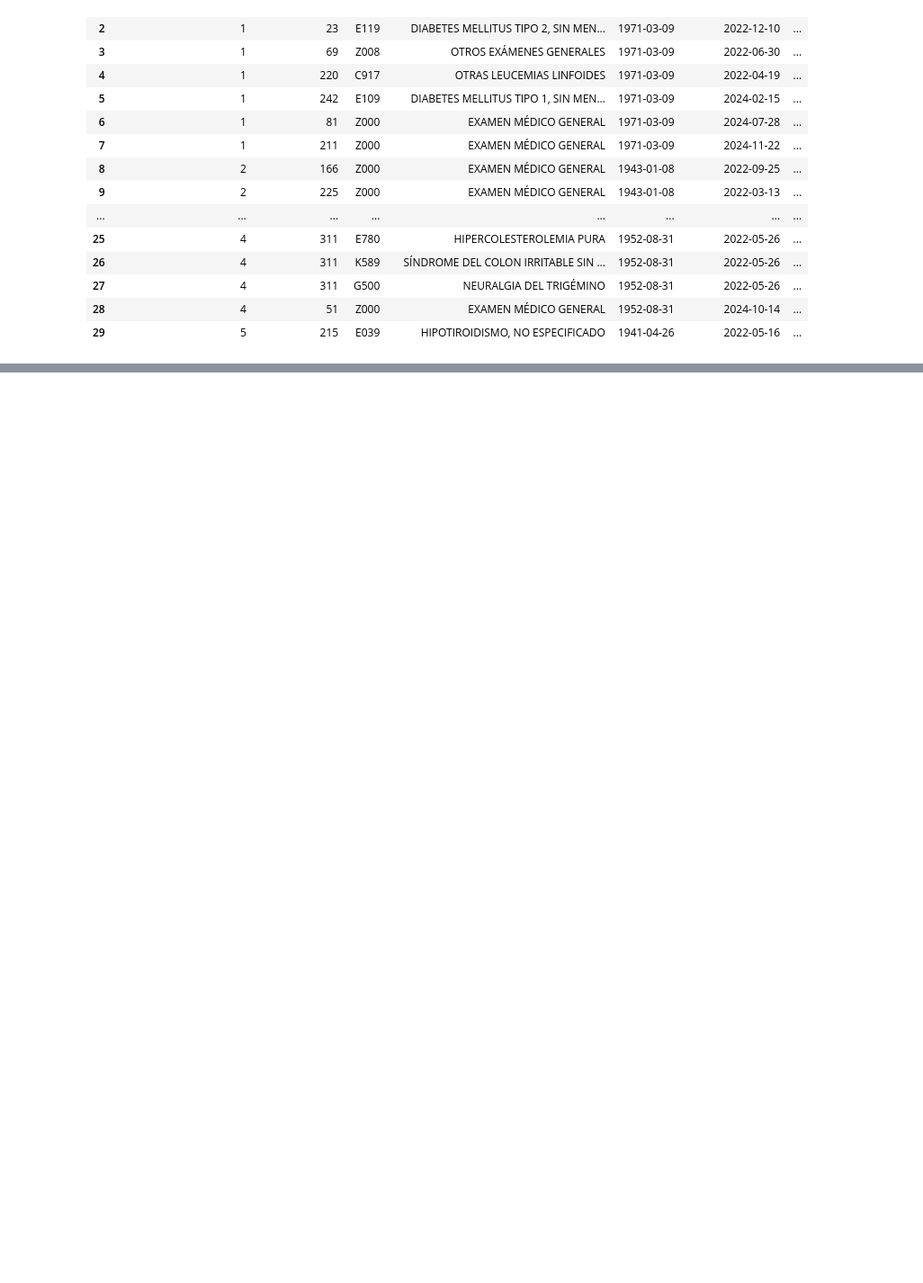
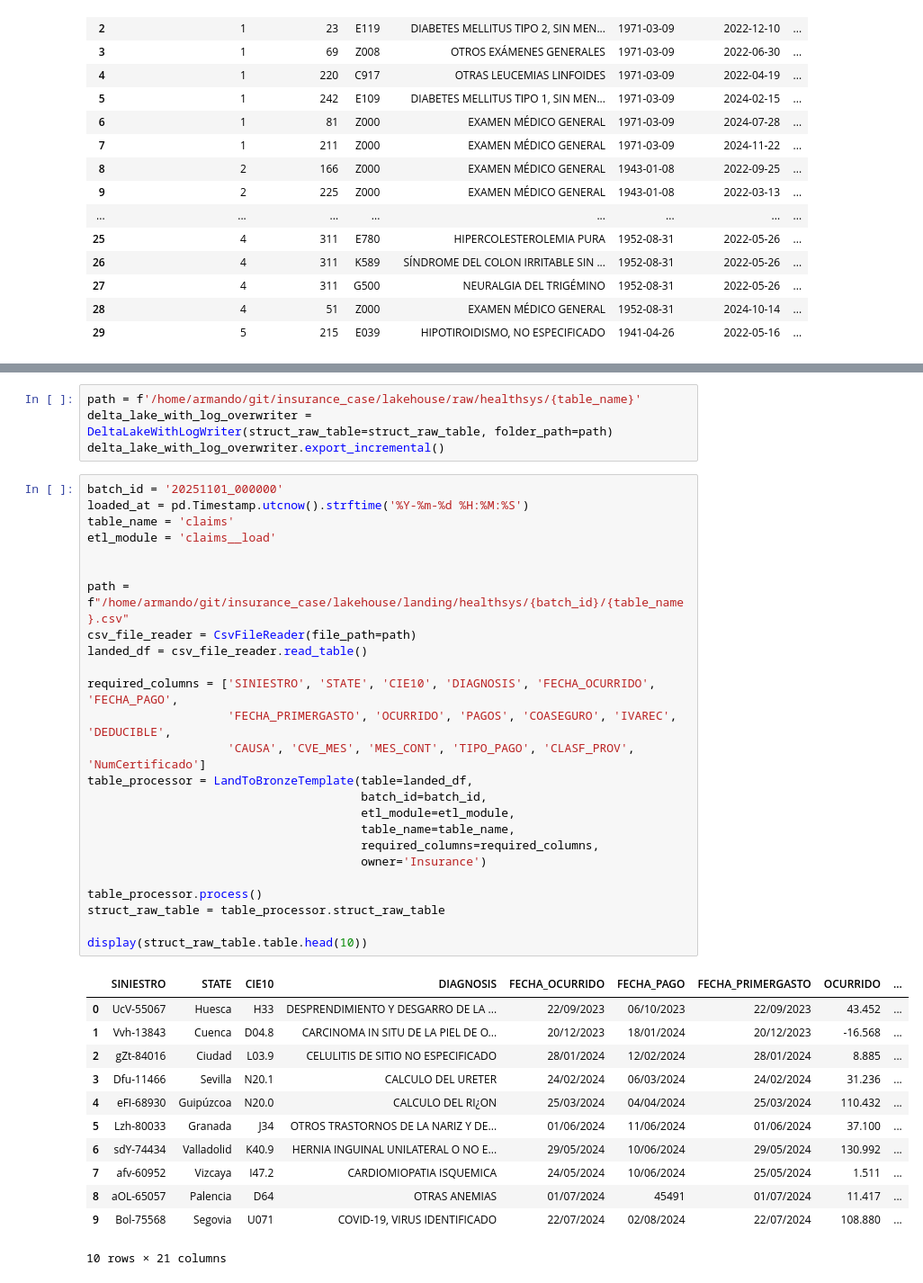
Before and after one commit to famenor/insurance_case, a Jupyter notebook: sandbox.ipynb, the cells around one changed output, grey strips where cells are left out. Shown at 90% size. Saved outputs shown, nothing was run; the diff lists cells and outputs as text; blank space fills up the shorter version.

Commit message:
add lakehouse

```diff
--- a/sandbox.ipynb
+++ b/sandbox.ipynb
@@ -376,0 +724,42 @@ display(results.head(30))
+# %%
+path = f'/home/armando/git/insurance_case/lakehouse/raw/healthsys/{table_name}'
+delta_lake_with_log_overwriter = DeltaLakeWithLogWriter(struct_raw_table=struct_raw_table, folder_path=path)
+delta_lake_with_log_overwriter.export_incremental()
+# %%
+batch_id = '20251101_000000'
+loaded_at = pd.Timestamp.utcnow().strftime('%Y-%m-%d %H:%M:%S')
+table_name = 'claims'
+etl_module = 'claims__load'
+
+
+path = f"/home/armando/git/insurance_case/lakehouse/landing/healthsys/{batch_id}/{table_name}.csv"
+csv_file_reader = CsvFileReader(file_path=path)
+landed_df = csv_file_reader.read_table()
+
+required_columns = ['SINIESTRO', 'STATE', 'CIE10', 'DIAGNOSIS', 'FECHA_OCURRIDO', 'FECHA_PAGO',
+                    'FECHA_PRIMERGASTO', 'OCURRIDO', 'PAGOS', 'COASEGURO', 'IVAREC', 'DEDUCIBLE',
+                    'CAUSA', 'CVE_MES', 'MES_CONT', 'TIPO_PAGO', 'CLASF_PROV', 'NumCertificado']
+table_processor = LandToBronzeTemplate(table=landed_df,
+                                       batch_id=batch_id,
+                                       etl_module=etl_module,
+                                       table_name=table_name,
+                                       required_columns=required_columns,
+                                       owner='Insurance')
+
+table_processor.process()
+struct_raw_table = table_processor.struct_raw_table
+
+display(struct_raw_table.table.head(10))
+# %% [output]
+|  | SINIESTRO | STATE | CIE10 | DIAGNOSIS | FECHA_OCURRIDO | FECHA_PAGO | FECHA_PRIMERGASTO | OCURRIDO | ... |
+| 0 | UcV-55067 | Huesca | H33 | DESPRENDIMIENTO Y DESGARRO DE LA ... | 22/09/2023 | 06/10/2023 | 22/09/2023 | 43.452 | ... |
+| 1 | Vvh-13843 | Cuenca | D04.8 | CARCINOMA IN SITU DE LA PIEL DE O... | 20/12/2023 | 18/01/2024 | 20/12/2023 | -16.568 | ... |
+| 2 | gZt-84016 | Ciudad | L03.9 | CELULITIS DE SITIO NO ESPECIFICADO | 28/01/2024 | 12/02/2024 | 28/01/2024 | 8.885 | ... |
+| 3 | Dfu-11466 | Sevilla | N20.1 | CALCULO DEL URETER | 24/02/2024 | 06/03/2024 | 24/02/2024 | 31.236 | ... |
+| 4 | eFI-68930 | Guipúzcoa | N20.0 | CALCULO DEL RI¿ON | 25/03/2024 | 04/04/2024 | 25/03/2024 | 110.432 | ... |
+| 5 | Lzh-80033 | Granada | J34 | OTROS TRASTORNOS DE LA NARIZ Y DE... | 01/06/2024 | 11/06/2024 | 01/06/2024 | 37.100 | ... |
+| 6 | sdY-74434 | Valladolid | K40.9 | HERNIA INGUINAL UNILATERAL O NO E... | 29/05/2024 | 10/06/2024 | 29/05/2024 | 130.992 | ... |
+| 7 | afv-60952 | Vizcaya | I47.2 | CARDIOMIOPATIA ISQUEMICA | 24/05/2024 | 10/06/2024 | 25/05/2024 | 1.511 | ... |
+| 8 | aOL-65057 | Palencia | D64 | OTRAS ANEMIAS | 01/07/2024 | 45491 | 01/07/2024 | 11.417 | ... |
+| 9 | Bol-75568 | Segovia | U071 | COVID-19, VIRUS IDENTIFICADO | 22/07/2024 | 02/08/2024 | 22/07/2024 | 108.880 | ... |
+10 rows × 21 columns
```
Also changed, not shown: parts of 11 cells of this notebook, 58 other files.
